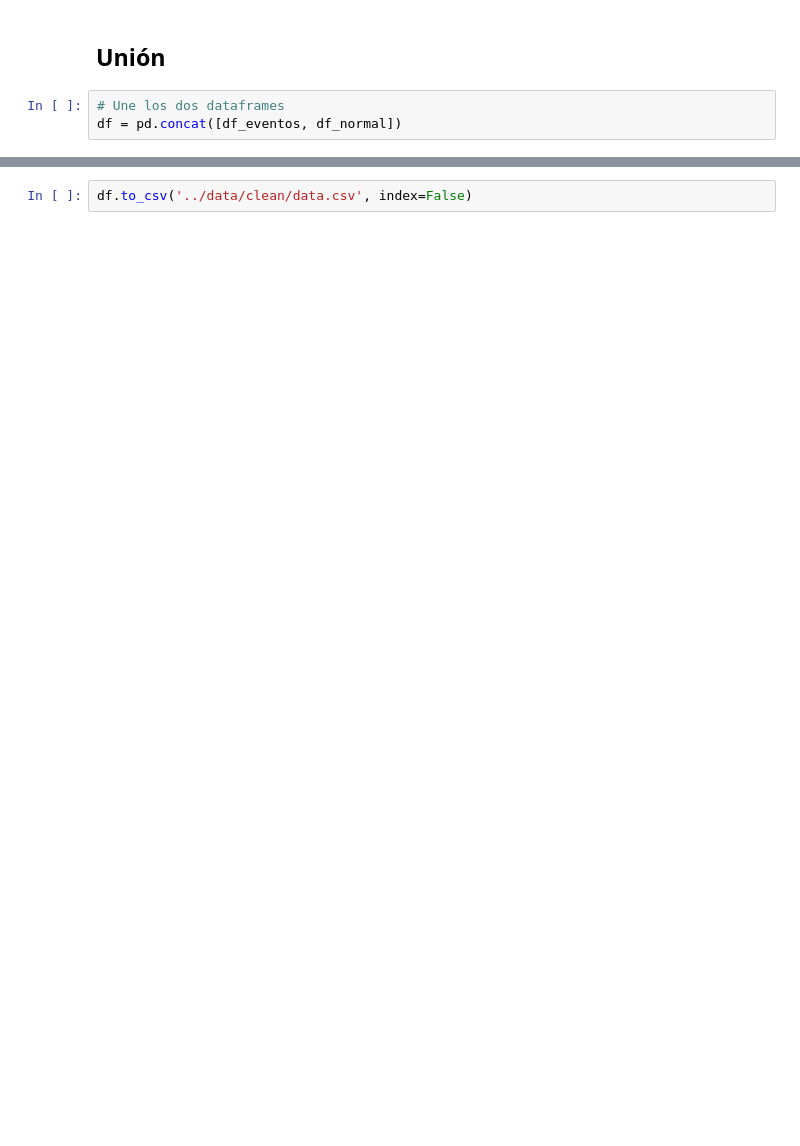
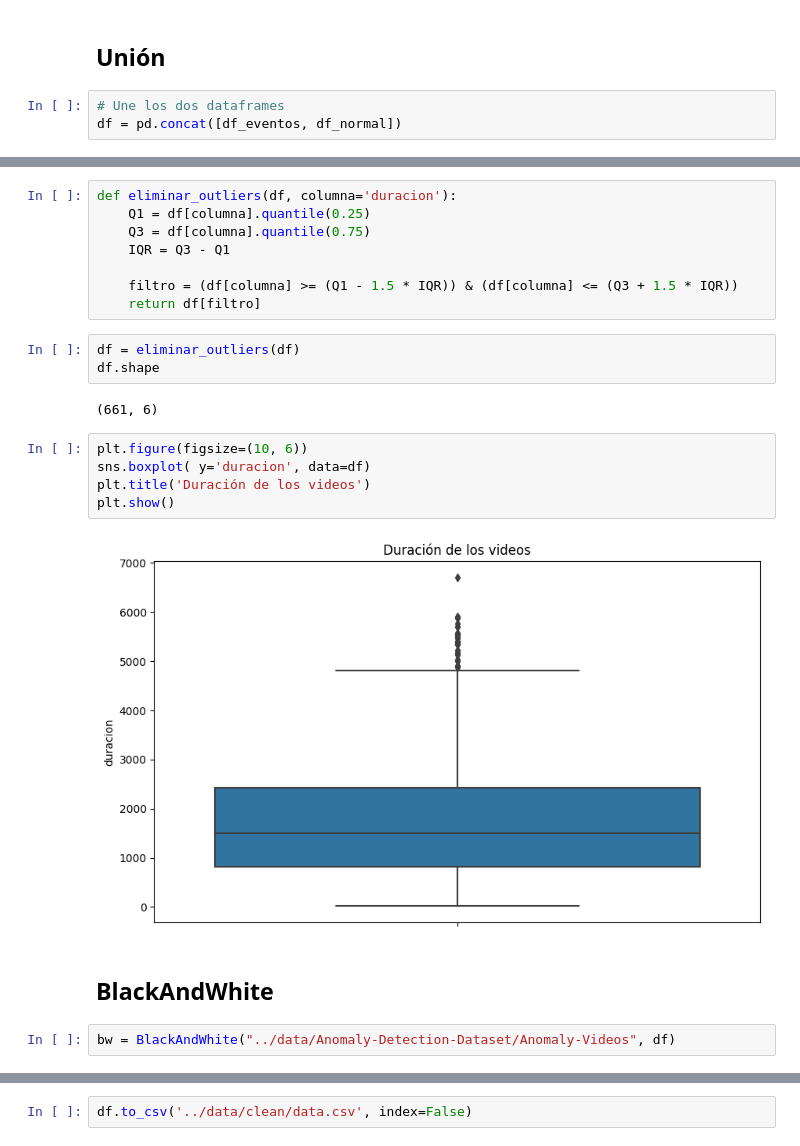
Before and after one commit to AndresH1234/Crime_Detection, a Jupyter notebook: notebooks/2_data_wrangling.ipynb, the cells around one changed output, grey strips where cells are left out. Cells and saved outputs as stored; diff of their text form; blank space fills up the shorter version.

```diff
--- a/notebooks/2_data_wrangling.ipynb
+++ b/notebooks/2_data_wrangling.ipynb
@@ -100,0 +86,24 @@ df[df['Evento'] == 'Normal'].shape
+# %%
+def eliminar_outliers(df, columna='duracion'):
+    Q1 = df[columna].quantile(0.25)
+    Q3 = df[columna].quantile(0.75)
+    IQR = Q3 - Q1
+
+    filtro = (df[columna] >= (Q1 - 1.5 * IQR)) & (df[columna] <= (Q3 + 1.5 * IQR))
+    return df[filtro]
+# %%
+df = eliminar_outliers(df)
+df.shape
+# %% [output]
+(661, 6)
+# %%
+plt.figure(figsize=(10, 6))
+sns.boxplot( y='duracion', data=df)
+plt.title('Duración de los videos')
+plt.show()
+# %% [output]
+[figure, added]
+# %% [markdown]
+## BlackAndWhite
+# %%
+bw = BlackAndWhite("../data/Anomaly-Detection-Dataset/Anomaly-Videos", df)
```
Also changed, not shown: parts of 25 cells of this notebook, 1 other file.
